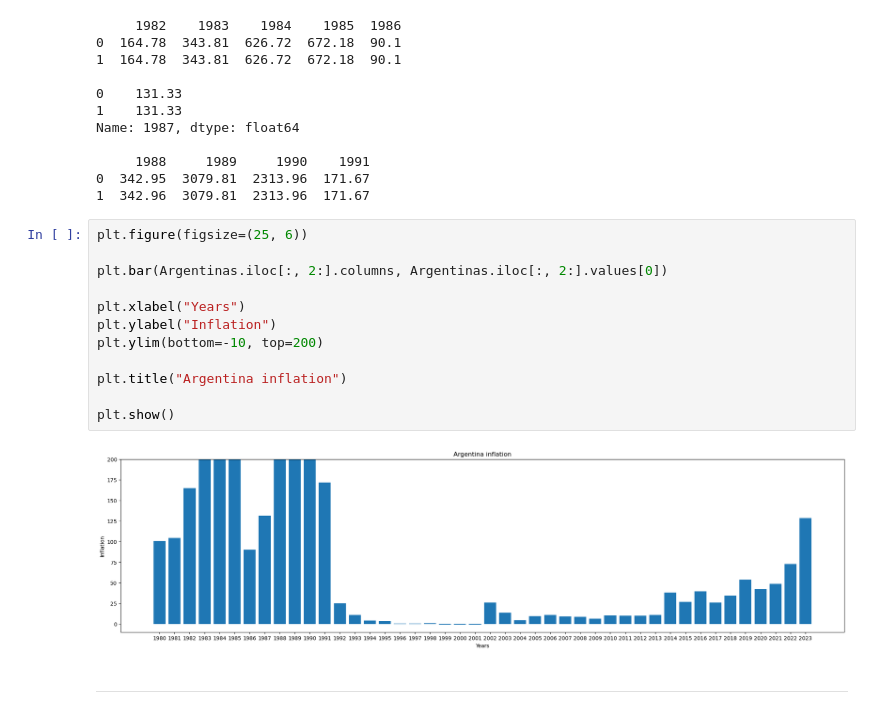
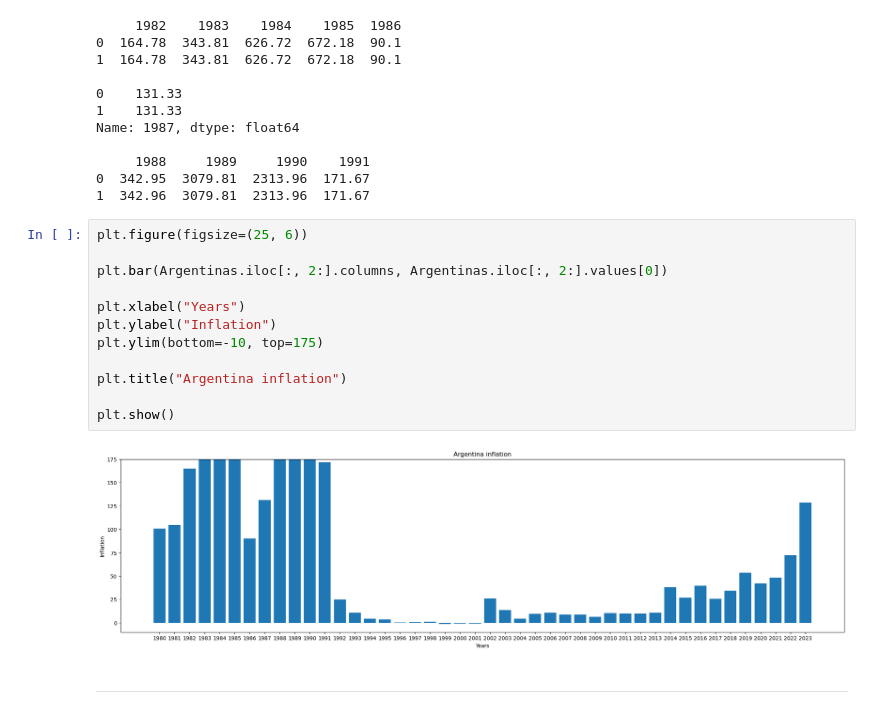
Before and after one commit to matublaq/DataBases, a Jupyter notebook: Inflation/main.ipynb, the cells around one changed output. Drawn from its saved outputs; the diff is of its cells as text.

```diff
--- a/Inflation/Inflation.ipynb
+++ b/Inflation/main.ipynb
@@ -327,17 +327,17 @@ Name: 1987, dtype: float64
 # %%
 plt.figure(figsize=(25, 6))
 
 plt.bar(Argentinas.iloc[:, 2:].columns, Argentinas.iloc[:, 2:].values[0])
 
 plt.xlabel("Years")
 plt.ylabel("Inflation")
-plt.ylim(bottom=-10, top=200)
+plt.ylim(bottom=-10, top=175)
 
 plt.title("Argentina inflation")
 
 plt.show()
 # %% [output]
-[figure, old version]
+[figure, new version]
 # %% [markdown]
 ---
 # %% [markdown]
```
Also changed, not shown: parts of 7 cells of this notebook, 3 other files.
